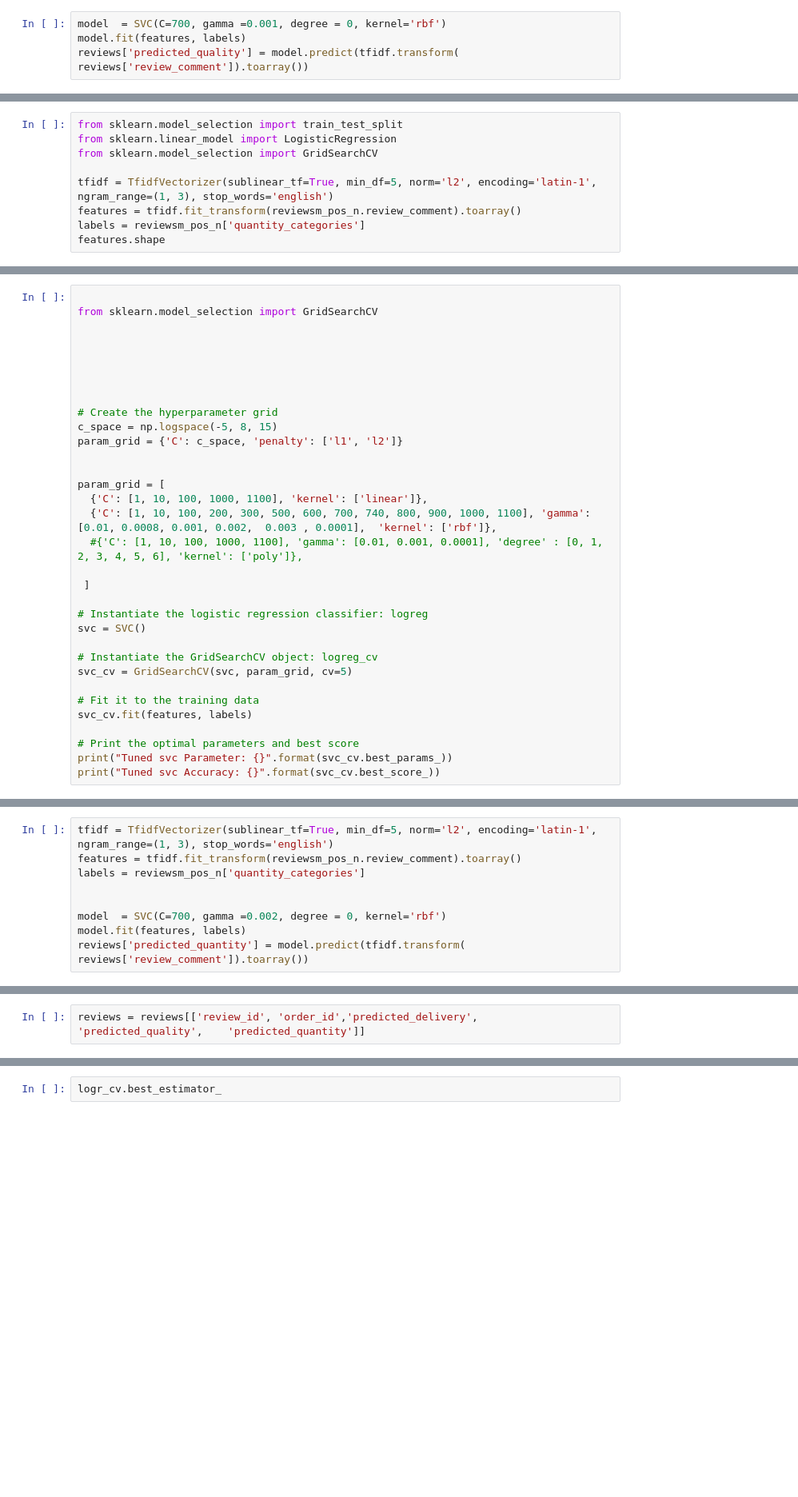
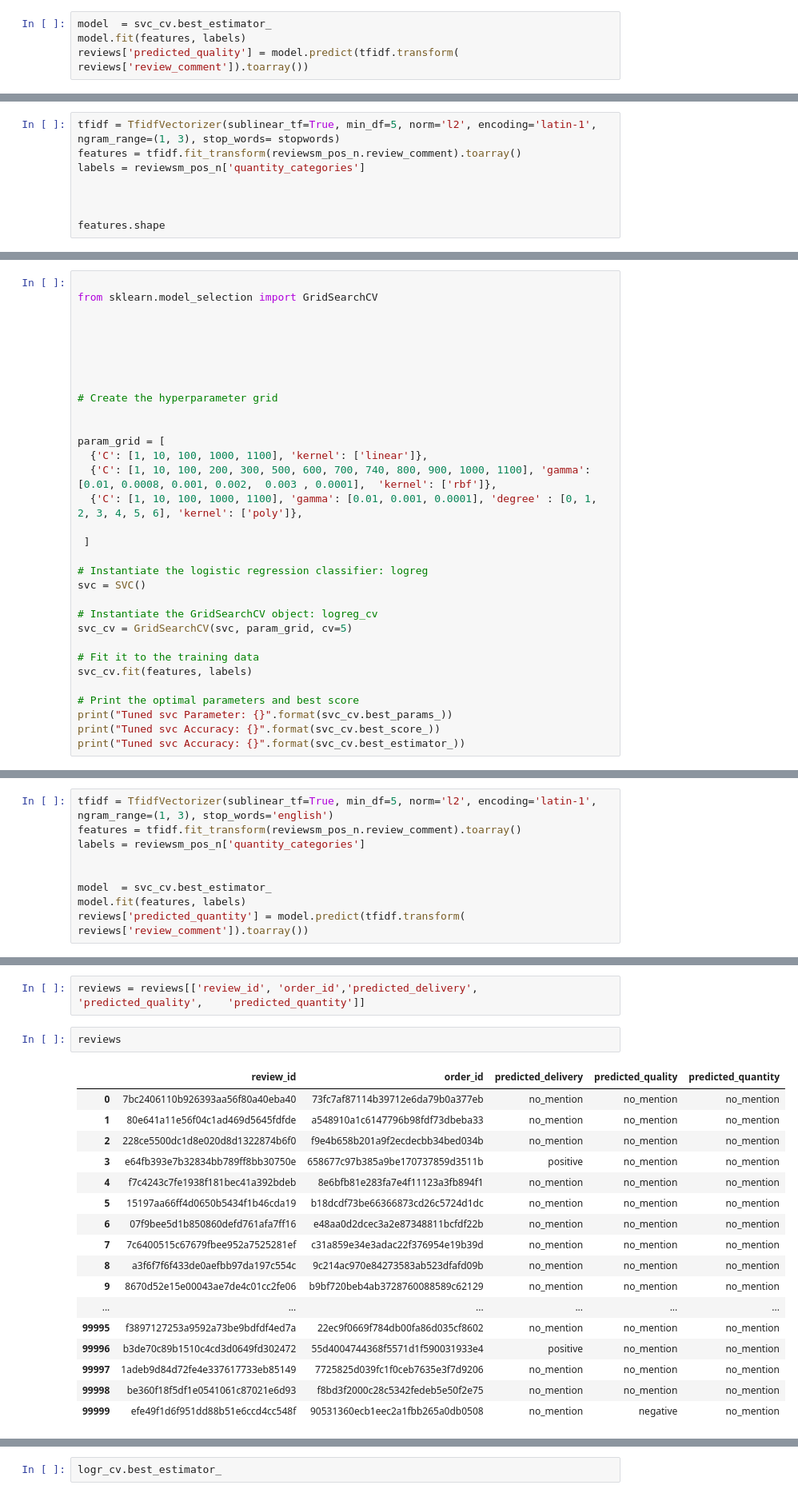
Before and after one commit to nurkayevaa/olits, a Jupyter notebook: olits_.ipynb, the cells around one changed output, grey strips where cells are left out. Shown at 80% size. Saved outputs shown, nothing was run; the diff lists cells and outputs as text; blank space fills up the shorter version.

```diff
--- a/olits_.ipynb
+++ b/olits_.ipynb
@@ -573,5 +899,5 @@ print("Tuned svc Accuracy: {}".format(svc_cv.best_score_))
 # %%
-model  = SVC(C=700, gamma =0.001, degree = 0, kernel='rbf')
+model  = svc_cv.best_estimator_
 model.fit(features, labels)
 reviews['predicted_quality'] = model.predict(tfidf.transform( reviews['review_comment']).toarray())
 # %%
@@ -581,9 +935,8 @@ mod_select('quantity_categories')
 # %%
-from sklearn.model_selection import train_test_split
-from sklearn.linear_model import LogisticRegression
-from sklearn.model_selection import GridSearchCV
-
-tfidf = TfidfVectorizer(sublinear_tf=True, min_df=5, norm='l2', encoding='latin-1', ngram_range=(1, 3), stop_words='english')
+tfidf = TfidfVectorizer(sublinear_tf=True, min_df=5, norm='l2', encoding='latin-1', ngram_range=(1, 3), stop_words= stopwords)
 features = tfidf.fit_transform(reviewsm_pos_n.review_comment).toarray()
 labels = reviewsm_pos_n['quantity_categories']
+
+
+
 features.shape
@@ -597,14 +952,12 @@ from sklearn.model_selection import GridSearchCV
 
 
 # Create the hyperparameter grid
-c_space = np.logspace(-5, 8, 15)
-param_grid = {'C': c_space, 'penalty': ['l1', 'l2']}
 
 
 param_grid = [
   {'C': [1, 10, 100, 1000, 1100], 'kernel': ['linear']},
   {'C': [1, 10, 100, 200, 300, 500, 600, 700, 740, 800, 900, 1000, 1100], 'gamma': [0.01, 0.0008, 0.001, 0.002,  0.003 , 0.0001],  'kernel': ['rbf']},
-  #{'C': [1, 10, 100, 1000, 1100], 'gamma': [0.01, 0.001, 0.0001], 'degree' : [0, 1, 2, 3, 4, 5, 6], 'kernel': ['poly']},
+  {'C': [1, 10, 100, 1000, 1100], 'gamma': [0.01, 0.001, 0.0001], 'degree' : [0, 1, 2, 3, 4, 5, 6], 'kernel': ['poly']},
 
  ]
 
@@ -620,3 +973,4 @@ svc_cv.fit(features, labels)
 # Print the optimal parameters and best score
 print("Tuned svc Parameter: {}".format(svc_cv.best_params_))
 print("Tuned svc Accuracy: {}".format(svc_cv.best_score_))
+print("Tuned svc Accuracy: {}".format(svc_cv.best_estimator_))
@@ -626,7 +987,7 @@ features = tfidf.fit_transform(reviewsm_pos_n.review_comment).toarray()
 labels = reviewsm_pos_n['quantity_categories']
 
 
-model  = SVC(C=700, gamma =0.002, degree = 0, kernel='rbf')
+model  = svc_cv.best_estimator_
 model.fit(features, labels)
 reviews['predicted_quantity'] = model.predict(tfidf.transform( reviews['review_comment']).toarray())
 # %%
@@ -778,3 +1159,23 @@ from ds_voc.text_processing import TextProcessing
 merging orders, product, payment
 # %%
 reviews = reviews[['review_id',	'order_id','predicted_delivery',	'predicted_quality',	'predicted_quantity']]
+# %%
+reviews
+# %% [output]
+|  | review_id | order_id | predicted_delivery | predicted_quality | predicted_quantity |
+| 0 | 7bc2406110b926393aa56f80a40eba40 | 73fc7af87114b39712e6da79b0a377eb | no_mention | no_mention | no_mention |
+| 1 | 80e641a11e56f04c1ad469d5645fdfde | a548910a1c6147796b98fdf73dbeba33 | no_mention | no_mention | no_mention |
+| 2 | 228ce5500dc1d8e020d8d1322874b6f0 | f9e4b658b201a9f2ecdecbb34bed034b | no_mention | no_mention | no_mention |
+| 3 | e64fb393e7b32834bb789ff8bb30750e | 658677c97b385a9be170737859d3511b | positive | no_mention | no_mention |
+| 4 | f7c4243c7fe1938f181bec41a392bdeb | 8e6bfb81e283fa7e4f11123a3fb894f1 | no_mention | no_mention | no_mention |
+| 5 | 15197aa66ff4d0650b5434f1b46cda19 | b18dcdf73be66366873cd26c5724d1dc | no_mention | no_mention | no_mention |
+| 6 | 07f9bee5d1b850860defd761afa7ff16 | e48aa0d2dcec3a2e87348811bcfdf22b | no_mention | no_mention | no_mention |
+| 7 | 7c6400515c67679fbee952a7525281ef | c31a859e34e3adac22f376954e19b39d | no_mention | no_mention | no_mention |
+| 8 | a3f6f7f6f433de0aefbb97da197c554c | 9c214ac970e84273583ab523dfafd09b | no_mention | no_mention | no_mention |
+| 9 | 8670d52e15e00043ae7de4c01cc2fe06 | b9bf720beb4ab3728760088589c62129 | no_mention | no_mention | no_mention |
+| ... | ... | ... | ... | ... | ... |
+| 99995 | f3897127253a9592a73be9bdfdf4ed7a | 22ec9f0669f784db00fa86d035cf8602 | no_mention | no_mention | no_mention |
+| 99996 | b3de70c89b1510c4cd3d0649fd302472 | 55d4004744368f5571d1f590031933e4 | positive | no_mention | no_mention |
+| 99997 | 1adeb9d84d72fe4e337617733eb85149 | 7725825d039fc1f0ceb7635e3f7d9206 | no_mention | no_mention | no_mention |
+| 99998 | be360f18f5df1e0541061c87021e6d93 | f8bd3f2000c28c5342fedeb5e50f2e75 | no_mention | no_mention | no_mention |
+| 99999 | efe49f1d6f951dd88b51e6ccd4cc548f | 90531360ecb1eec2a1fbb265a0db0508 | no_mention | negative | no_mention |
```
Also changed, not shown: parts of 82 cells of this notebook, 3 other files.
